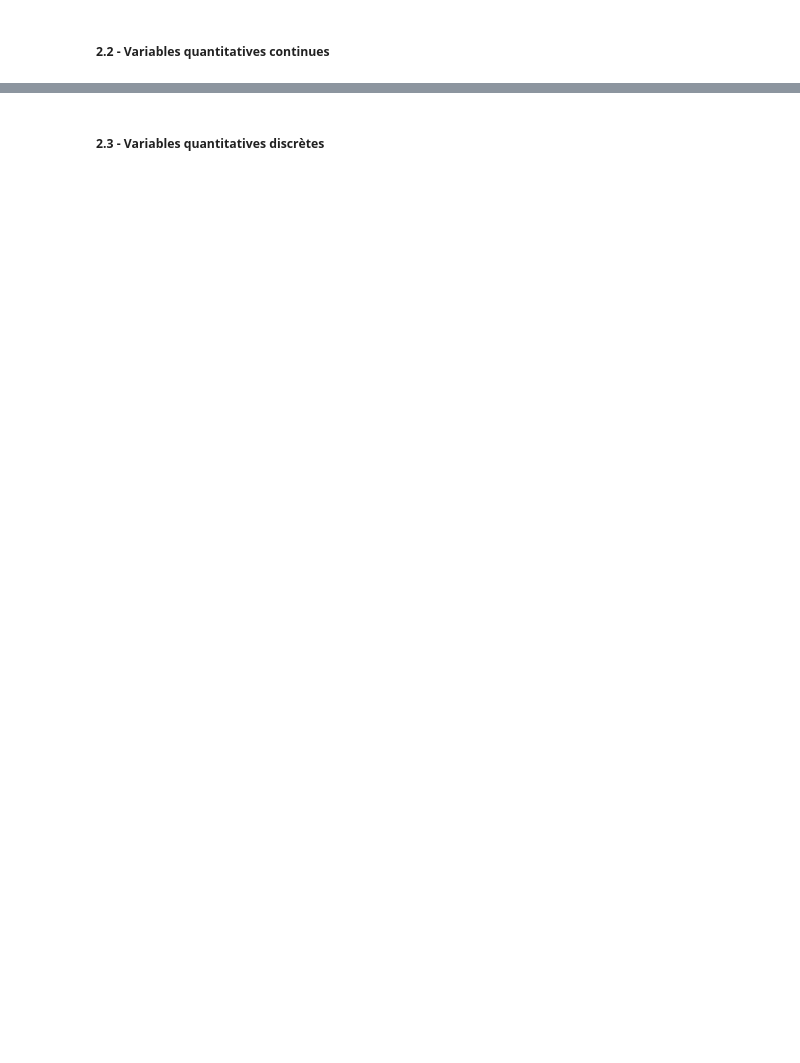
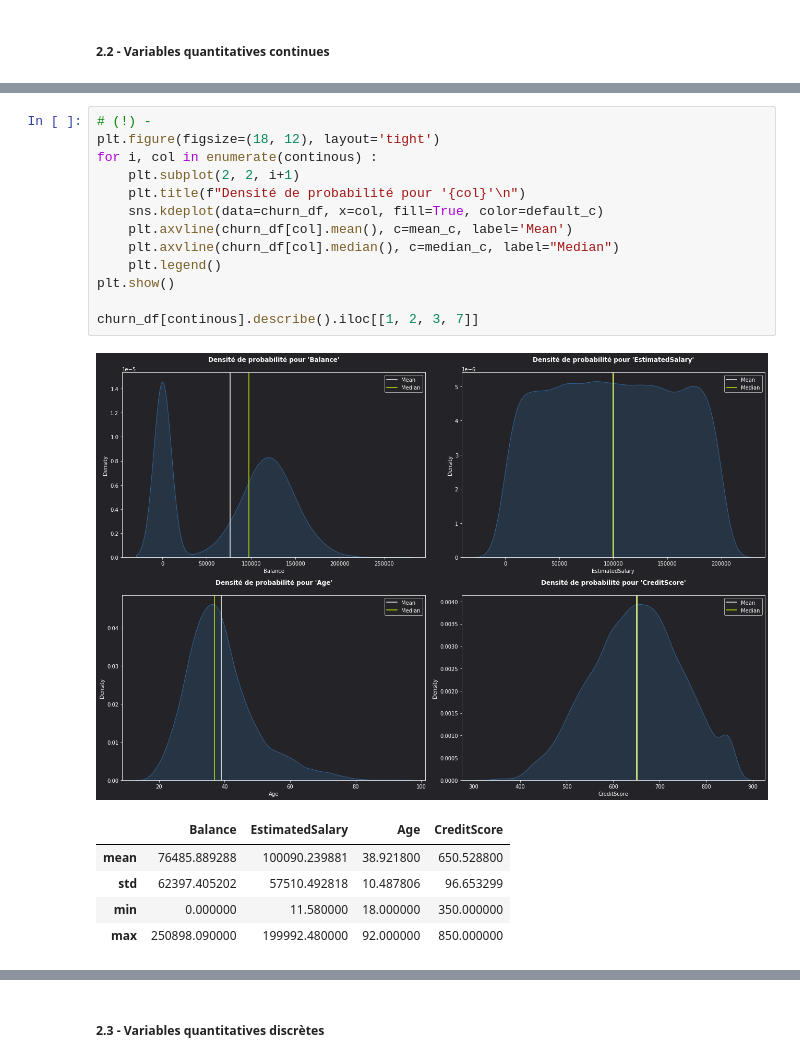
Before and after one commit to ElodieBayet/ai-developer, a Jupyter notebook: 06.projects/02.churn/eda_churn.ipynb, the cells around one changed output, grey strips where cells are left out. Drawn from its saved outputs; the diff is of its cells as text; blank space fills up the shorter version.

```diff
--- a/06.projects/02.churn/eda_churn.ipynb
+++ b/06.projects/02.churn/eda_churn.ipynb
@@ -369,0 +388,20 @@ display(
+# %%
+# (!) -
+plt.figure(figsize=(18, 12), layout='tight')
+for i, col in enumerate(continous) :
+    plt.subplot(2, 2, i+1)
+    plt.title(f"Densité de probabilité pour '{col}'\n")
+    sns.kdeplot(data=churn_df, x=col, fill=True, color=default_c)
+    plt.axvline(churn_df[col].mean(), c=mean_c, label='Mean')
+    plt.axvline(churn_df[col].median(), c=median_c, label="Median")
+    plt.legend()
+plt.show()
+
+churn_df[continous].describe().iloc[[1, 2, 3, 7]]
+# %% [output]
+[figure, added]
+|  | Balance | EstimatedSalary | Age | CreditScore |
+| mean | 76485.889288 | 100090.239881 | 38.921800 | 650.528800 |
+| std | 62397.405202 | 57510.492818 | 10.487806 | 96.653299 |
+| min | 0.000000 | 11.580000 | 18.000000 | 350.000000 |
+| max | 250898.090000 | 199992.480000 | 92.000000 | 850.000000 |
```
Also changed, not shown: parts of 25 cells of this notebook.
